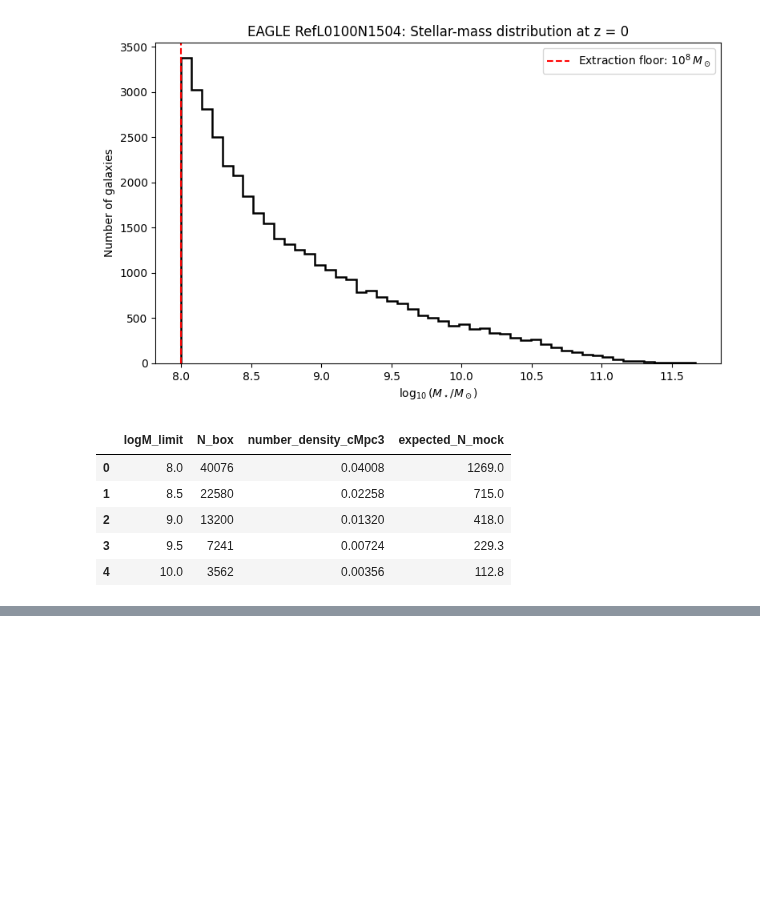
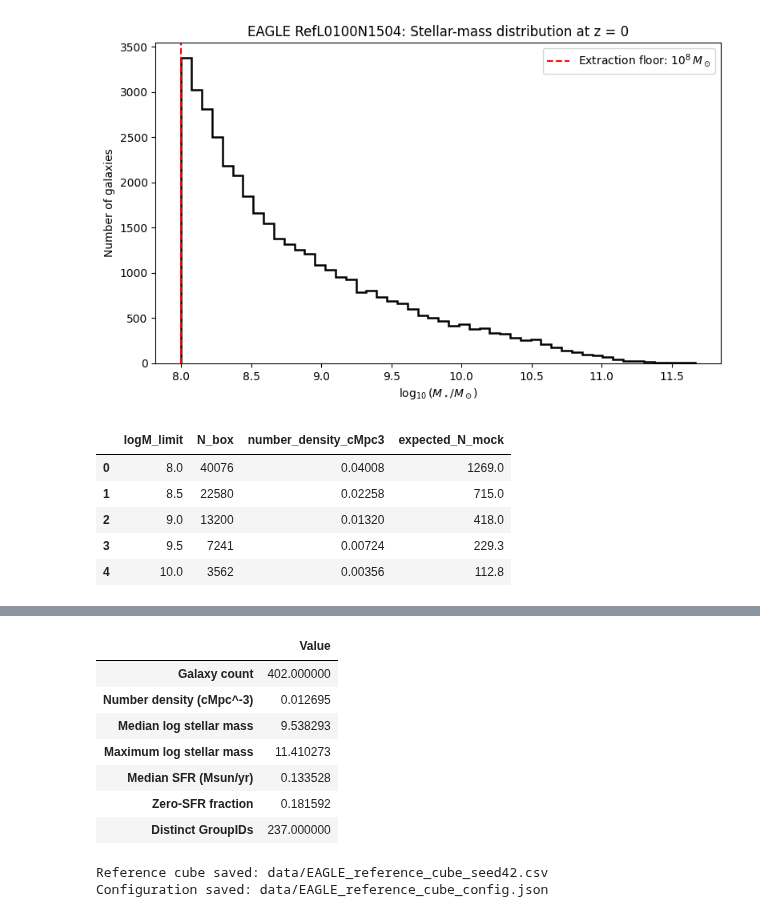
Before and after one commit to saatour/GW170817, a Jupyter notebook: 20261013_EAGLE_simulation_analysis_Chapter6.ipynb, the cells around one changed output, grey strips where cells are left out. Saved outputs shown, nothing was run; the diff lists cells and outputs as text; code cells hidden in the pictures; blank space fills up the shorter version.

```diff
--- a/20261013_EAGLE_simulation_analysis_Chapter6.ipynb
+++ b/20261013_EAGLE_simulation_analysis_Chapter6.ipynb
@@ -850,0 +915,78 @@ display(
+# %%
+# Confirm that the reference cube satisfies
+# all of our selection requirements.
+
+assert reference_cube["GalaxyID"].is_unique
+
+assert (
+    reference_cube["Mstar_30pkpc"] >= MASS_MIN
+).all()
+
+assert np.all(
+    (reference_cube[["x", "y", "z"]].to_numpy()
+     >= cube_origin)
+    &
+    (reference_cube[["x", "y", "z"]].to_numpy()
+     < cube_upper)
+)
+
+# Summarise the galaxy population
+
+n_gal = len(reference_cube)
+n_zero_sfr = (reference_cube["SFR_30pkpc"] == 0).sum()
+
+summary = pd.Series({
+    "Galaxy count": n_gal,
+    "Number density (cMpc^-3)": n_gal / V90,
+    "Median log stellar mass": reference_cube["logMstar"].median(),
+    "Maximum log stellar mass": reference_cube["logMstar"].max(),
+    "Median SFR (Msun/yr)": reference_cube["SFR_30pkpc"].median(),
+    "Zero-SFR fraction": n_zero_sfr / n_gal,
+    "Distinct GroupIDs": reference_cube["GroupID"].nunique()
+})
+
+display(summary.to_frame("Value"))
+# %% [output]
+|  | Value |
+| Galaxy count | 402.000000 |
+| Number density (cMpc^-3) | 0.012695 |
+| Median log stellar mass | 9.538293 |
+| Maximum log stellar mass | 11.410273 |
+| Median SFR (Msun/yr) | 0.133528 |
+| Zero-SFR fraction | 0.181592 |
+| Distinct GroupIDs | 237.000000 |
+# %%
+# Save the actual reference galaxy population
+reference_path = DATA / "EAGLE_reference_cube_seed42.csv"
+
+reference_cube.to_csv(
+    reference_path,
+    index=False
+)
+
+# Record the exact configuration
+cube_config = {
+    "simulation": SIMULATION,
+    "snapshot": SNAPSHOT,
+    "redshift": 0.0,
+    "stellar_mass_threshold_msun": float(MASS_MIN),
+    "random_seed": RANDOM_SEED,
+    "box_size_comoving_mpc": BOX_SIZE_CMPC,
+    "cube_origin_comoving_mpc": cube_origin.tolist(),
+    "cube_upper_comoving_mpc": cube_upper.tolist(),
+    "cube_side_comoving_mpc": float(L),
+    "cube_volume_comoving_mpc3": float(L**3),
+    "galaxy_count": int(len(reference_cube)),
+    "boundary_handling": "cube entirely inside simulation box"
+}
+
+config_path = DATA / "EAGLE_reference_cube_config.json"
+
+with open(config_path, "w") as f:
+    json.dump(cube_config, f, indent=2)
+
+print("Reference cube saved:", reference_path)
+print("Configuration saved:", config_path)
+# %% [output]
+Reference cube saved: data/EAGLE_reference_cube_seed42.csv
+Configuration saved: data/EAGLE_reference_cube_config.json
```
Also changed, not shown: parts of 1 cell of this notebook.
